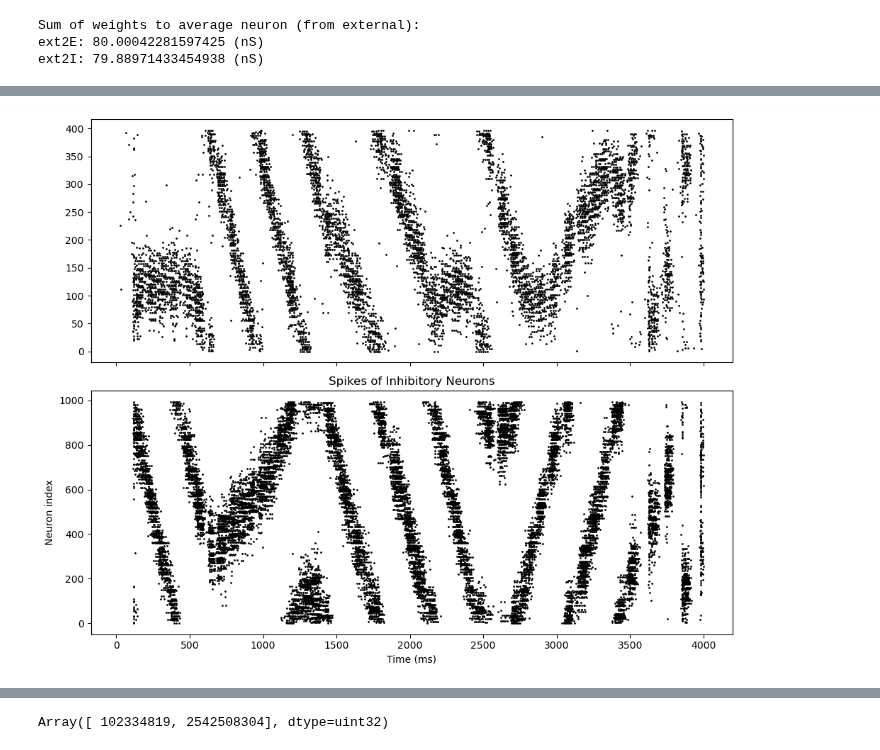
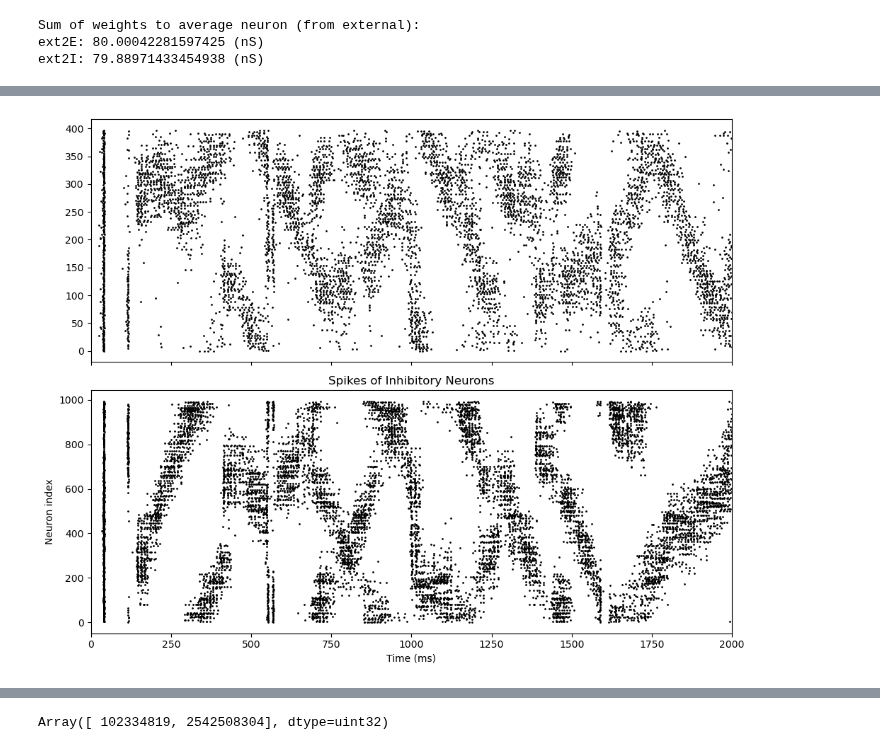
Before and after one commit to brendanjohnharris/WRCircuit.jl, a Jupyter notebook: scripts/plots/dynamics/dewdrop_dynamics.ipynb, the cells around one changed output, grey strips where cells are left out. Cells and saved outputs as stored; diff of their text form; code cells hidden in the pictures.

```diff
--- a/scripts/plots/dynamics/dewdrop_dynamics.ipynb
+++ b/scripts/plots/dynamics/dewdrop_dynamics.ipynb
@@ -50,3 +50,22 @@ K_ii = 280
+# %%
+dx = 1.0
+rho = 20000.0
+kernel = src.distances.ExponentialKernel
+J_e = 0.0008
+delta = 4.0
+nu = 7.0
+n_ext = 100
+
+sigma_ee = 0.070
+sigma_ei = 0.080
+sigma_ie = 0.15
+sigma_ii = 0.15
+
+kscale = 0.8
+K_ee = int(170*0.8)
+K_ie = int(180*0.8)
+K_ei = int(250*0.8)
+K_ii = int(280*0.8)
 # %%
 from src.models.Dewdrop import Dewdrop
 from functools import partial
@@ -292,7 +316,7 @@ bp.reset_state(FNSnet)
 # i[0:25, 0:25] = 0.0
 
 runner = bp.DSRunner(FNSnet, monitors=['E.V', 'I.V', 'E.spike', 'I.spike', 'E.g_K', 'I.g_K','E.input', 'I.input'])# , inputs = [('Ein.input', I)])
-runner.run(duration=4000.)
+runner.run(duration=20000.)
 
 # t = runner.mon['ts'].view()
 # X = runner.mon['E.spike'].view()
@@ -361,18 +442,19 @@ plt.show()
 # %%
 # Create a figure and two subplots (stacked vertically)
 fig, axs = plt.subplots(2, 1, figsize=(10, 8), sharex=True)
 
 # Plot the raster for excitatory neurons on the first subplot.
 bp.visualize.raster_plot(runner.mon["ts"], runner.mon["E.spike"][:, ::50],
                            title="Spikes of Excitatory Neurons", ax=axs[0])
 # Plot the raster for inhibitory neurons on the second subplot.
 bp.visualize.raster_plot(runner.mon["ts"], runner.mon["I.spike"][:, ::5],
                            title="Spikes of Inhibitory Neurons", ax=axs[1])
 
 plt.tight_layout()
+plt.gca().set_xlim(0, 2000)
 plt.show()
 # %% [output]
-[figure, old version]
+[figure, new version]
 # %%
 # Define patch parameters
 patchwidth = 0.5  # width of the patch (adjust as needed)
```
Also changed, not shown: parts of 9 cells of this notebook, 8 other files.
